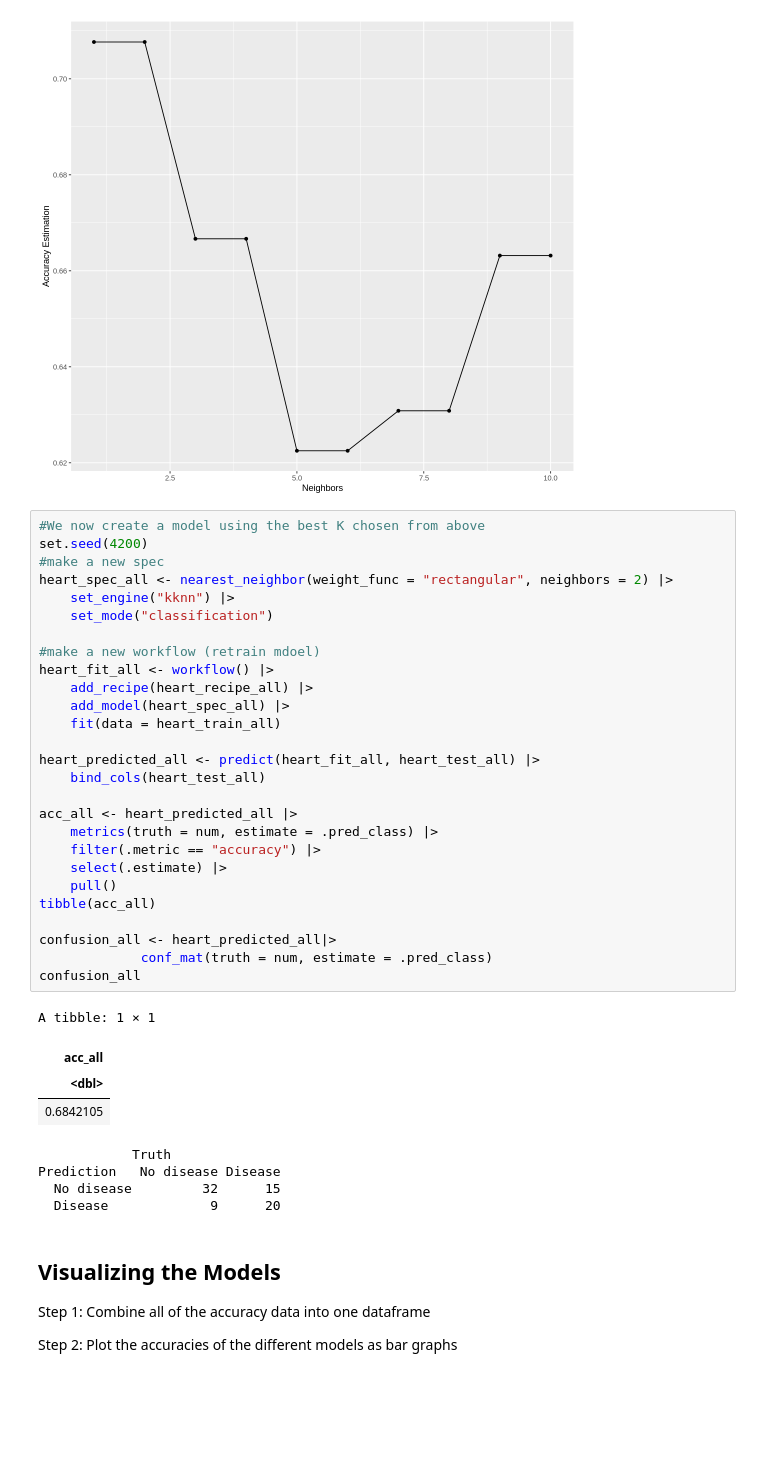
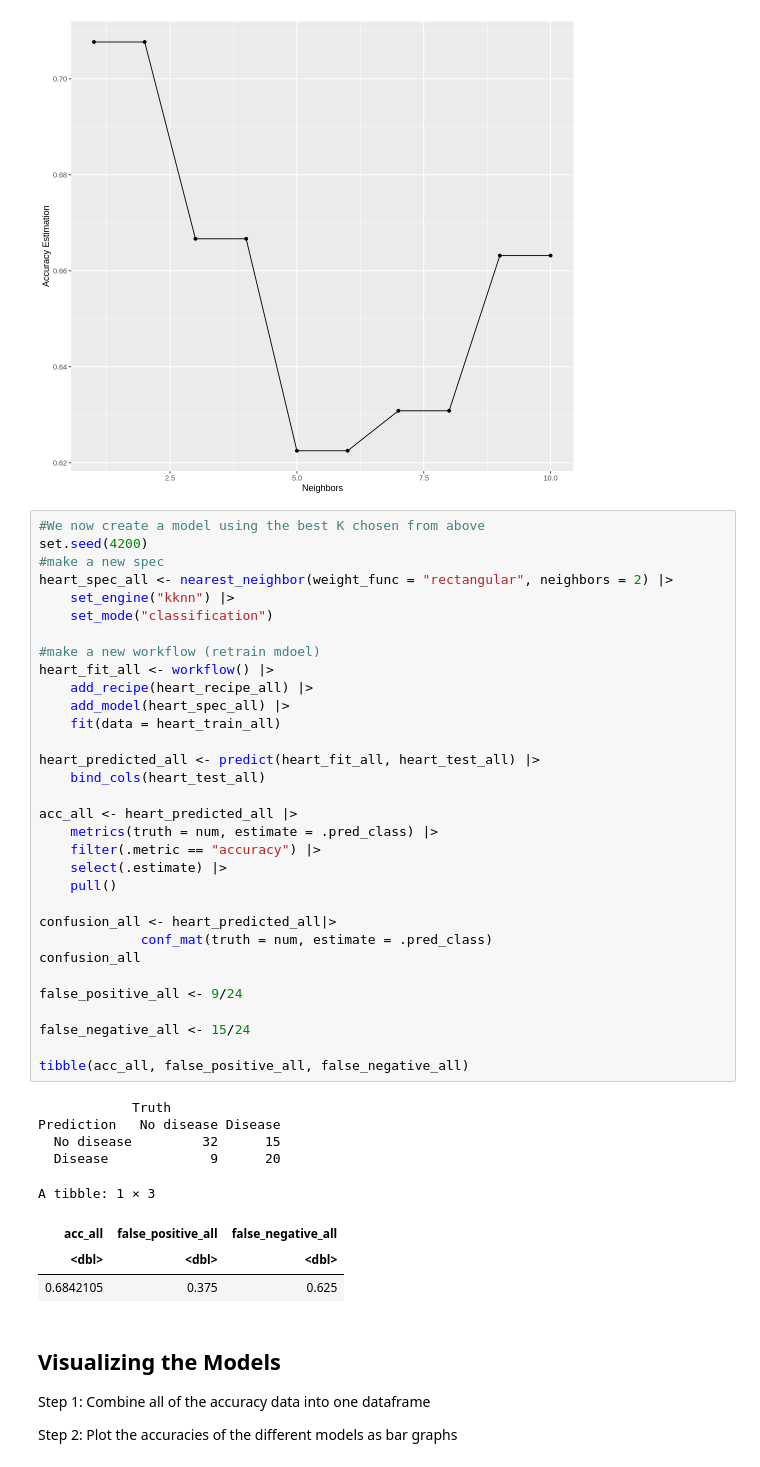
Before and after one commit to Phoebeml/Group20_DSCI100, a Jupyter notebook: Group20Project.ipynb, the cells around one changed output. Cells and saved outputs as stored; diff of their text form; blank space fills up the shorter version.

```diff
--- a/Group20Project.ipynb
+++ b/Group20Project.ipynb
@@ -378,39 +393,44 @@ accuracy_vs_k_all
 # %%
 #We now create a model using the best K chosen from above
 set.seed(4200)
 #make a new spec
 heart_spec_all <- nearest_neighbor(weight_func = "rectangular", neighbors = 2) |>
     set_engine("kknn") |>
     set_mode("classification")
 
 #make a new workflow (retrain mdoel)
 heart_fit_all <- workflow() |>
     add_recipe(heart_recipe_all) |>
     add_model(heart_spec_all) |>
     fit(data = heart_train_all)
 
 heart_predicted_all <- predict(heart_fit_all, heart_test_all) |>
     bind_cols(heart_test_all)
 
 acc_all <- heart_predicted_all |>
     metrics(truth = num, estimate = .pred_class) |>
     filter(.metric == "accuracy") |>
     select(.estimate) |>
     pull()
-tibble(acc_all)
 
 confusion_all <- heart_predicted_all|>
              conf_mat(truth = num, estimate = .pred_class)
 confusion_all
+
+false_positive_all <- 9/24
+
+false_negative_all <- 15/24
+
+tibble(acc_all, false_positive_all, false_negative_all)
 # %% [output]
-A tibble: 1 × 1
+            Truth
+Prediction   No disease Disease
+  No disease         32      15
+  Disease             9      20
+A tibble: 1 × 3
-| acc_all |
-| <dbl> |
-| 0.6842105 |
+| acc_all | false_positive_all | false_negative_all |
+| <dbl> | <dbl> | <dbl> |
+| 0.6842105 | 0.375 | 0.625 |
-            Truth
-Prediction   No disease Disease
-  No disease         32      15
-  Disease             9      20
 # %% [markdown]
 Visualizing the Models
 ---
```
Also changed, not shown: parts of 2 cells of this notebook.
